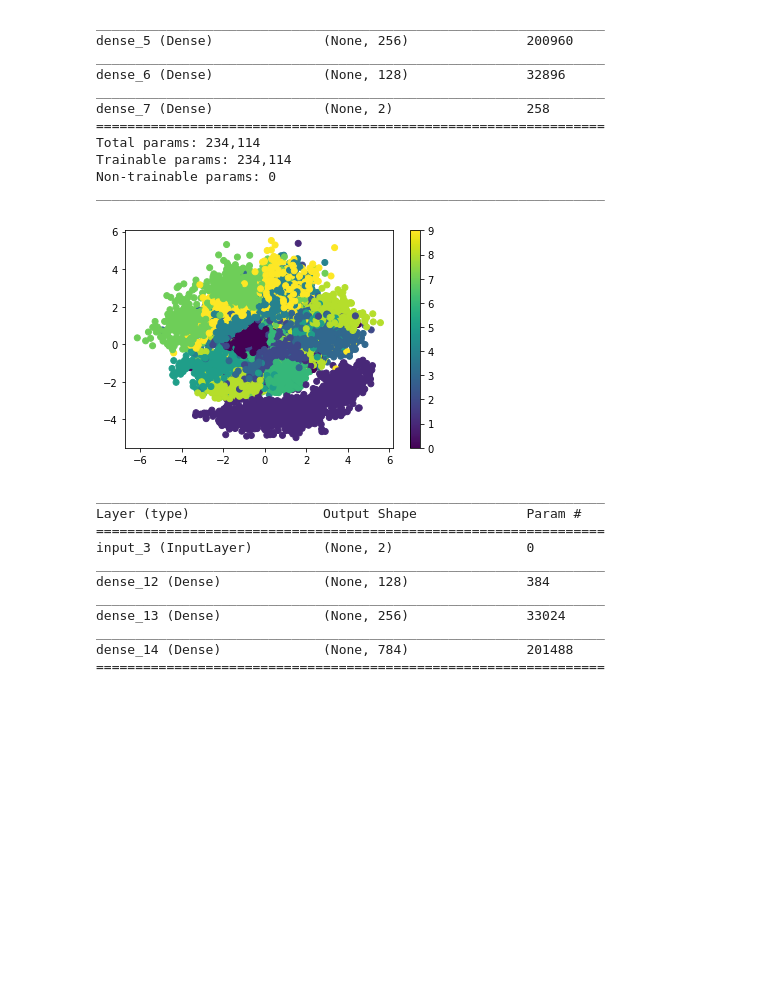
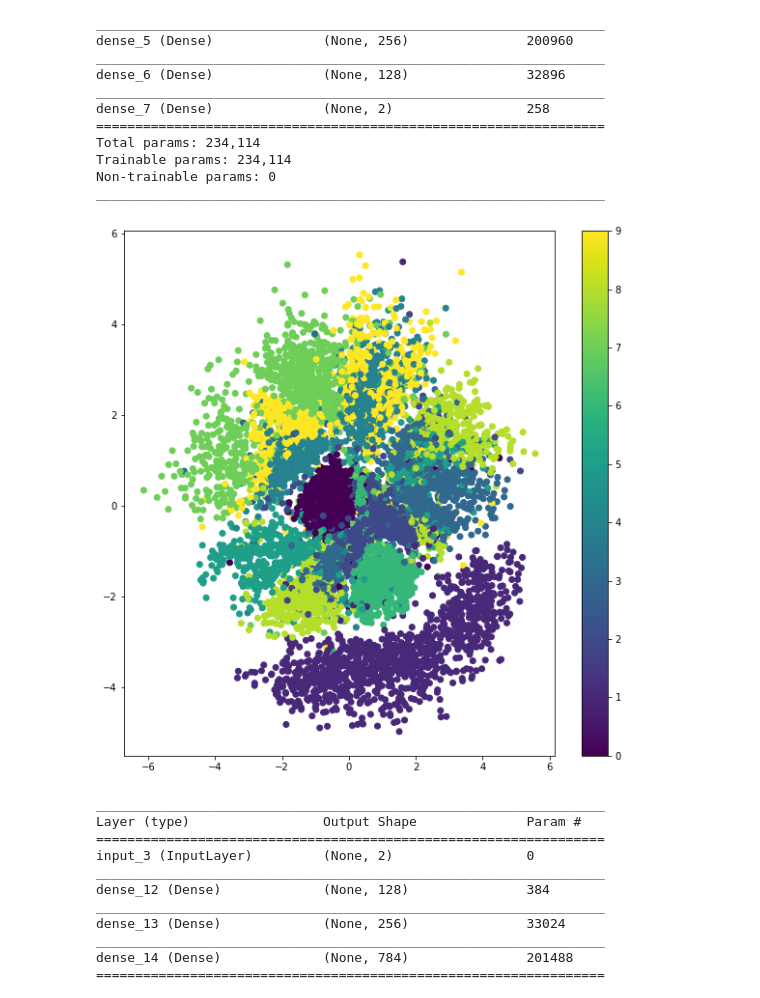
Before and after one commit to prashankkadam/Autoencoder, a Jupyter notebook: VariationalAutoencoder.ipynb, the cells around one changed output. Drawn from its saved outputs; the diff is of its cells as text; code cells hidden in the pictures; blank space fills up the shorter version.

```diff
--- a/VariationalAutoencoder.ipynb
+++ b/VariationalAutoencoder.ipynb
@@ -132,12 +132,12 @@ _________________________________________________________________
 # %%
 # Plotting the digits in latent space
 x_te_latent = encoder.predict(x_te, batch_size=batch_size)
-plt.figure()
+plt.figure(figsize=(10,10))
 plt.scatter(x_te_latent[:, 0], x_te_latent[:, 1], c=y_te)
 plt.colorbar()
 plt.show()
 # %% [output]
-[figure, old version]
+[figure, new version]
 # %%
 # Building the Decoder
 decoder_input = Input(shape=(z_dim,))
```
Also changed, not shown: parts of 1 cell of this notebook.
